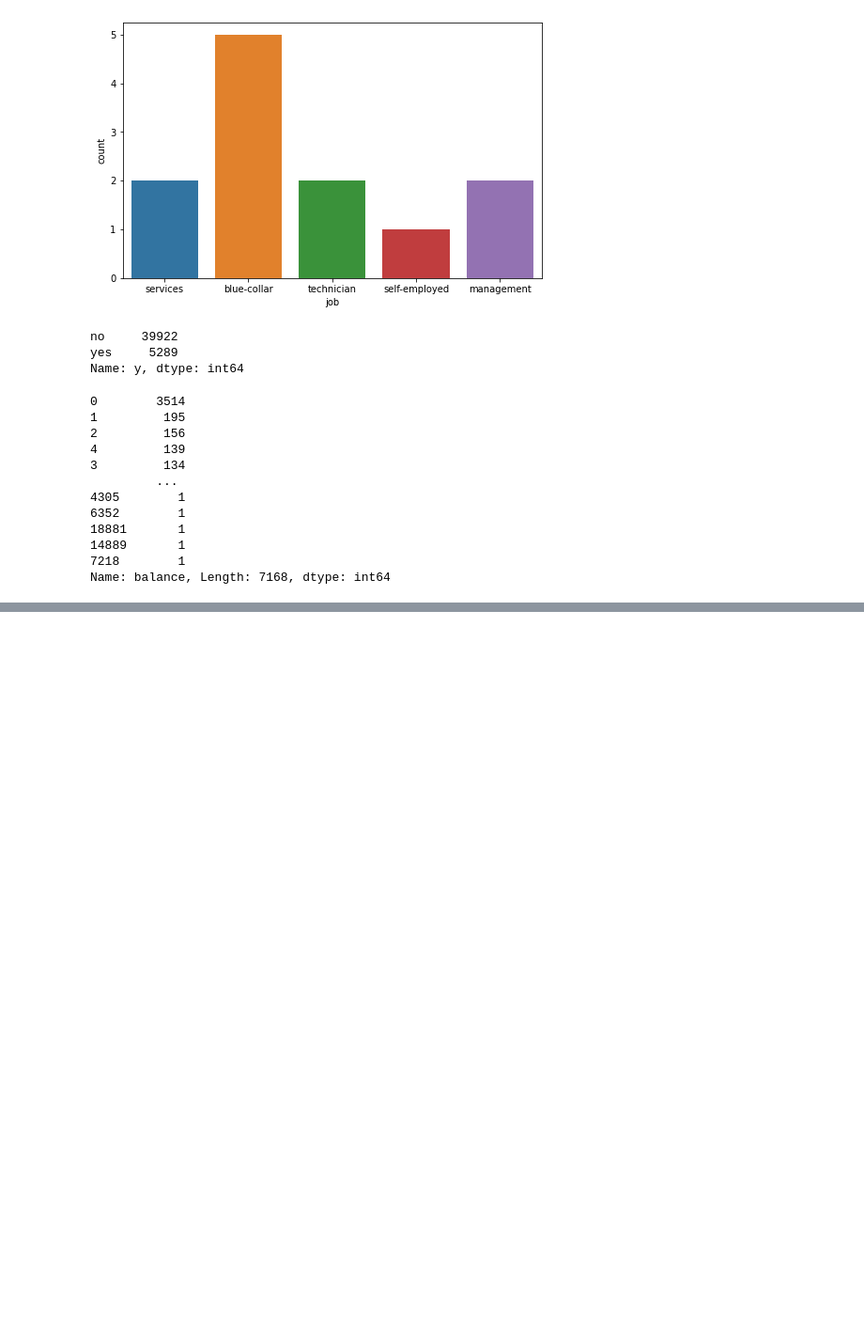
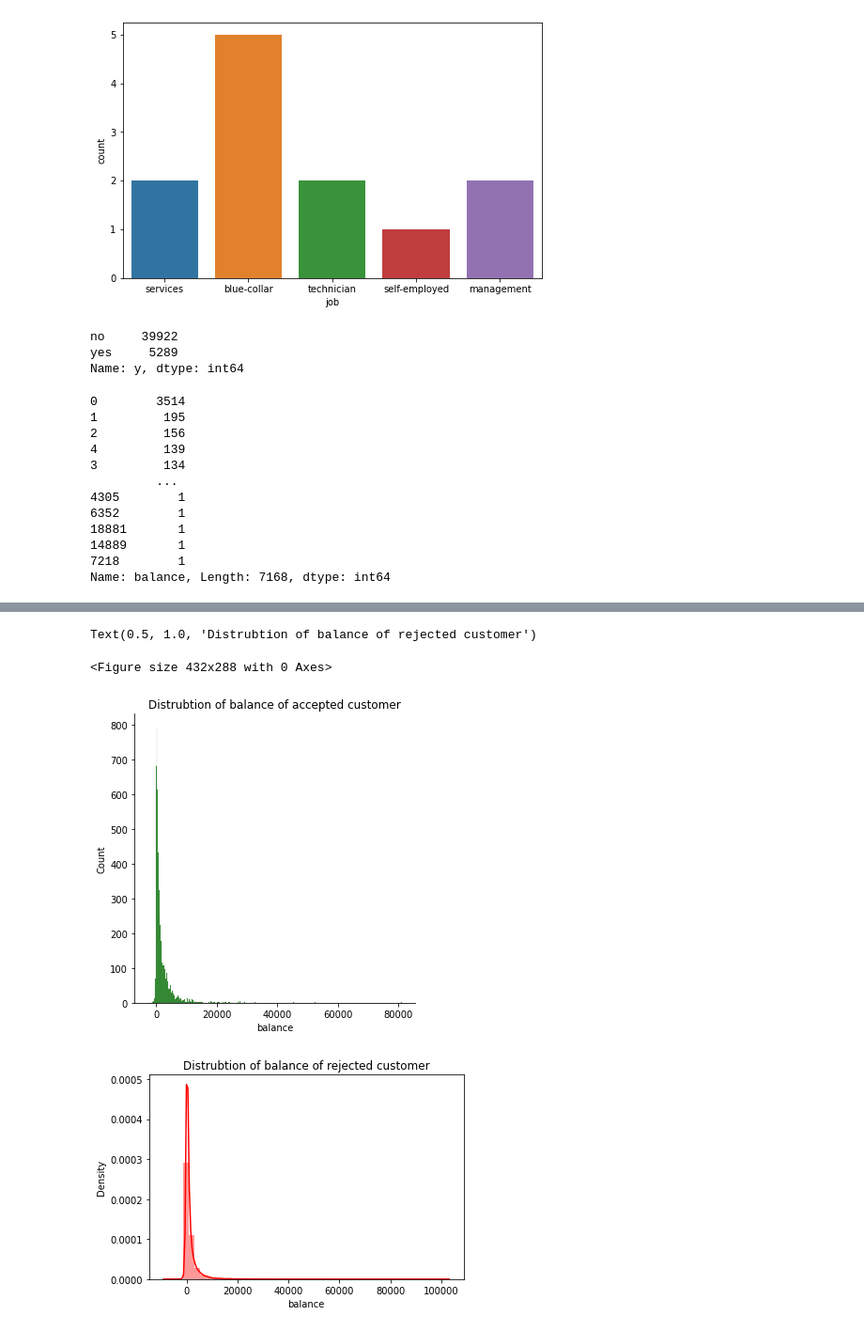
Before and after one commit to anshudhanshu/Bank-Marketing-Effectiveness-Prediction, a Jupyter notebook: Sudhanshu_Rawat_Team_1_Bank_Marketing_Effectiveness_Prediction_Capstone_Project_3.ipynb, the cells around one changed output, grey strips where cells are left out. Shown at 94% size. Drawn from its saved outputs; the diff is of its cells as text; code cells hidden in the pictures; blank space fills up the shorter version.

```diff
--- a/Sudhanshu_Rawat_Team_1_Bank_Marketing_Effectiveness_Prediction_Capstone_Project_3.ipynb
+++ b/Sudhanshu_Rawat_Team_1_Bank_Marketing_Effectiveness_Prediction_Capstone_Project_3.ipynb
@@ -183,0 +184,14 @@ plot_cat_data(bank_market,'y')
+# %%
+balance_yes=bank_market['balance'][bank_market.y=='yes']
+balance_no=bank_market['balance'][bank_market.y=='no']
+plt.figure()
+sns.displot(balance_yes,color='green')
+plt.title('Distrubtion of balance of accepted customer')
+plt.figure()
+sns.distplot(balance_no,color='red')
+plt.title('Distrubtion of balance of rejected customer')
+# %% [output]
+Text(0.5, 1.0, 'Distrubtion of balance of rejected customer')
+<Figure size 432x288 with 0 Axes>
+[figure, added]
+[figure, added]
```
Also changed, not shown: parts of 26 cells of this notebook.
